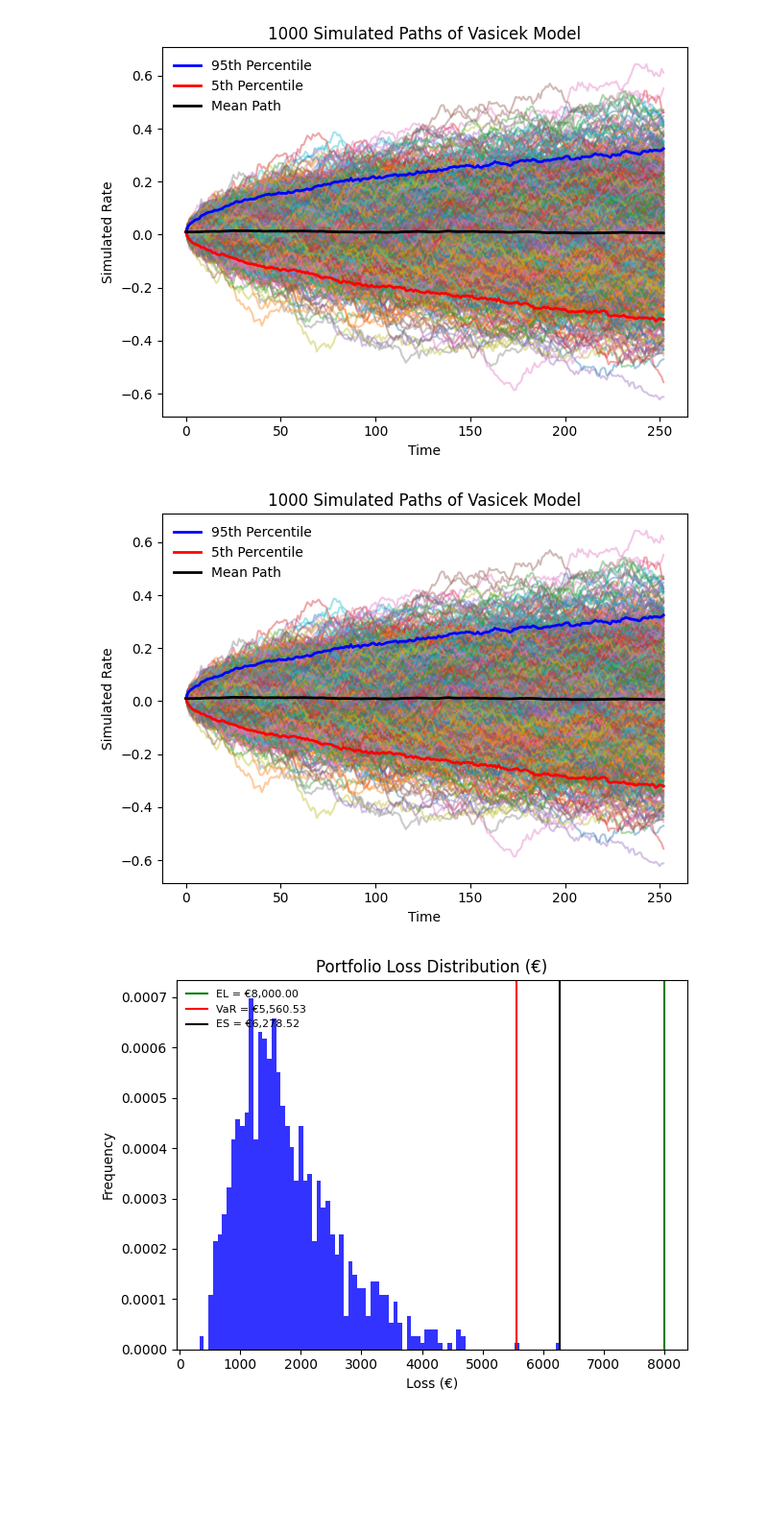
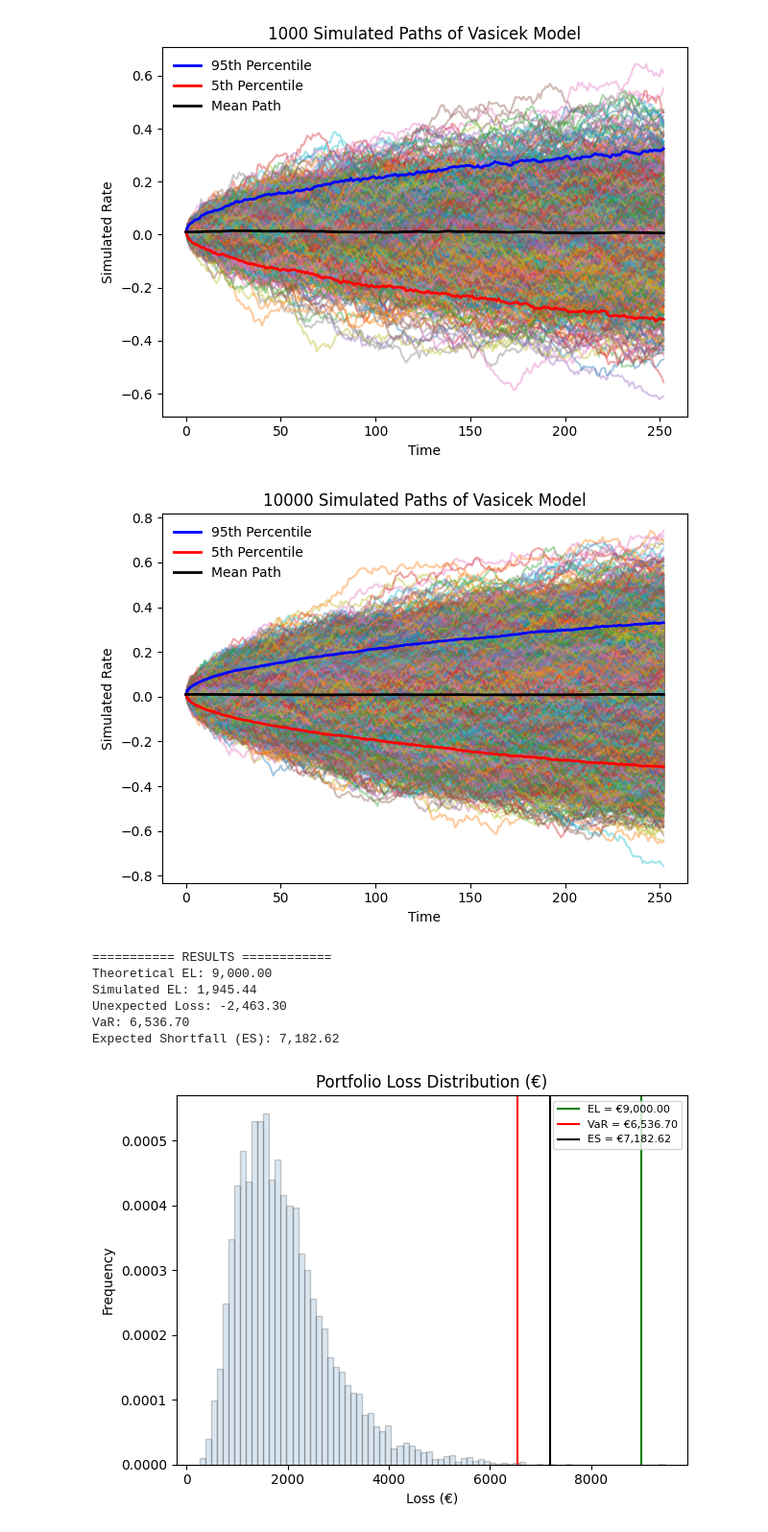
Before and after one commit to Mostafa-MMK/CreditRiskModels, a Jupyter notebook: Credit_Risk_Modeling.ipynb, the cells around one changed output. Shown at 96% size. Saved outputs shown, nothing was run; the diff lists cells and outputs as text; code cells hidden in the pictures; blank space fills up the shorter version.

```diff
--- a/Credit_Risk_Modeling.ipynb
+++ b/Credit_Risk_Modeling.ipynb
@@ -60,7 +60,7 @@ theta = 0.00
 sigma = 0.20
 T = 1
 dt = 1/252
-n_paths = 1_000
+n_paths = 10_000
 
 dr = vasicek_model_func(r0=r0, kappa=kappa, theta=theta, sigma=sigma, T=T, dt=dt, n_paths=n_paths)
 
@@ -76,43 +76,58 @@ plt.ylabel('Simulated Rate')
 plt.tight_layout()
 plt.show()
 # %% [output]
-[figure, old version]
+[figure, new version]
 # %%
 from scipy.stats import norm
 
 # IRB model parameters
 def calc_portolio_loss(pd_unconditional, lgd, ead, rho, r_paths):
     default_threshold = norm.ppf(pd_unconditional)
-    pd_conditional = norm.cdf((default_threshold + np.sqrt(rho)* r_paths) / np.sqrt( 1 - rho))
+    pd_conditional = norm.cdf((default_threshold - np.sqrt(rho)* r_paths) / np.sqrt( 1 - rho))
     portfolio_loss = pd_conditional * lgd * ead
 
     return portfolio_loss
 
 pd_unconditional = 0.02
-lgd = 0.40
+lgd = 0.45
 ead = 1_000_000
 rho = 0.40
 r_paths = dr[-1,:]
 
 all_portfolio_losses = calc_portolio_loss(pd_unconditional=pd_unconditional, lgd=lgd, ead=ead, rho=rho, r_paths=r_paths)
 all_portfolio_losses = np.array(all_portfolio_losses)
 
 expected_loss = pd_unconditional * lgd * ead
 wcdr = 0.999
 VaR = np.percentile(all_portfolio_losses, wcdr * 100)
 ES = all_portfolio_losses[all_portfolio_losses >= VaR].mean()
 unexpected_loss = VaR - expected_loss
 
+
+print("=========== RESULTS ============")
+print(f'Theoretical EL: {expected_loss:,.2f}')
+print(f'Simulated EL: {all_portfolio_losses.mean():,.2f}')
+print(f'Unexpected Loss: {unexpected_loss:,.2f}')
+print(f'VaR: {VaR:,.2f}')
+print(f'Expected Shortfall (ES): {ES:,.2f}')
+
+
 # Plotting the portfolio loss
-plt.hist(all_portfolio_losses, bins=80, color = 'blue', density=True, alpha = 0.80)
+plt.hist(all_portfolio_losses, bins=80, color = 'steelblue', edgecolor = 'black', density=True, alpha = 0.20)
 plt.axvline(expected_loss, color = 'g', label = f'EL = €{expected_loss:,.2f}')
 plt.axvline(VaR, color = 'r', label = f'VaR = €{VaR:,.2f}')
 plt.axvline(ES, color = 'black', label = f'ES = €{ES:,.2f}')
-plt.legend(loc = 'upper left', frameon = False, fontsize = 8)
+plt.legend(loc = 'upper right', frameon = True, fontsize = 8)
 plt.title('Portfolio Loss Distribution (€)')
 plt.xlabel('Loss (€)')
 plt.ylabel('Frequency')
 plt.tight_layout()
 plt.show()
 # %% [output]
+=========== RESULTS ============
+Theoretical EL: 9,000.00
+Simulated EL: 1,945.44
+Unexpected Loss: -2,463.30
+VaR: 6,536.70
+Expected Shortfall (ES): 7,182.62
-[figure, old version]
+[figure, new version]
```
Also changed, not shown: parts of 4 cells of this notebook, 1 other file.
